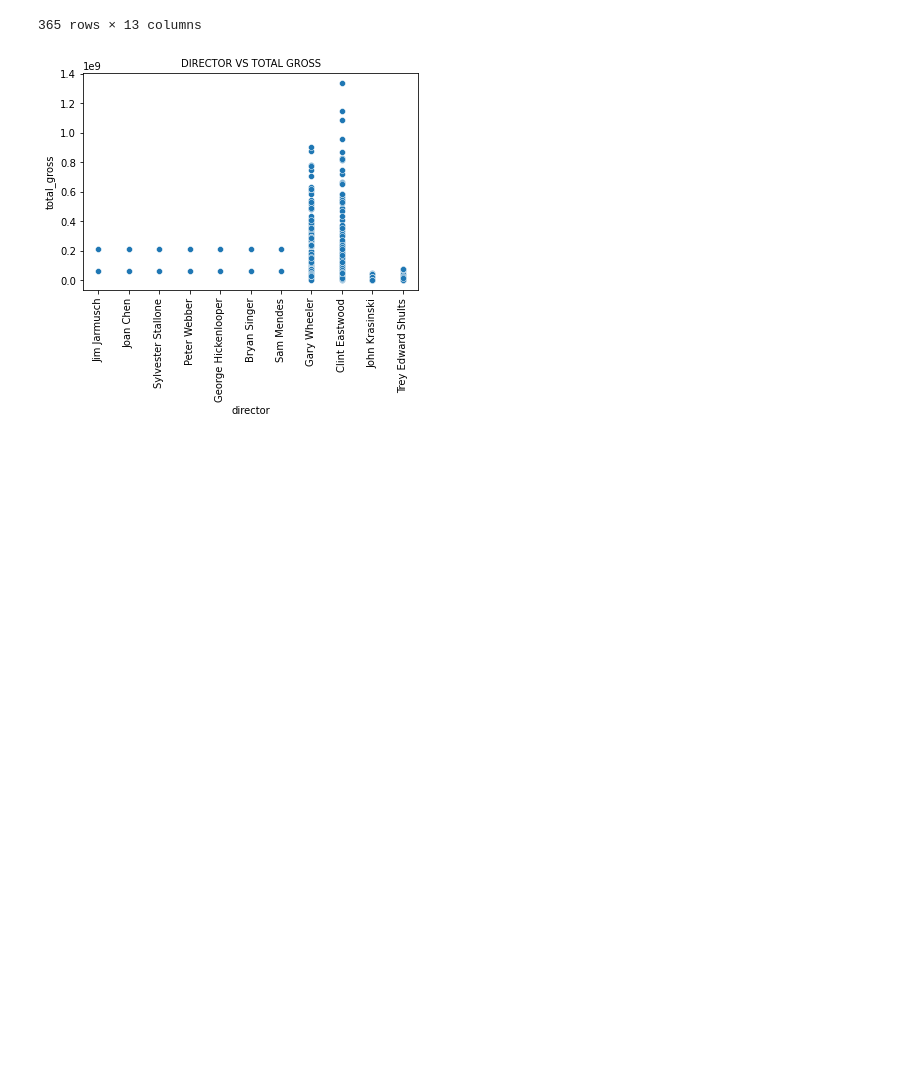
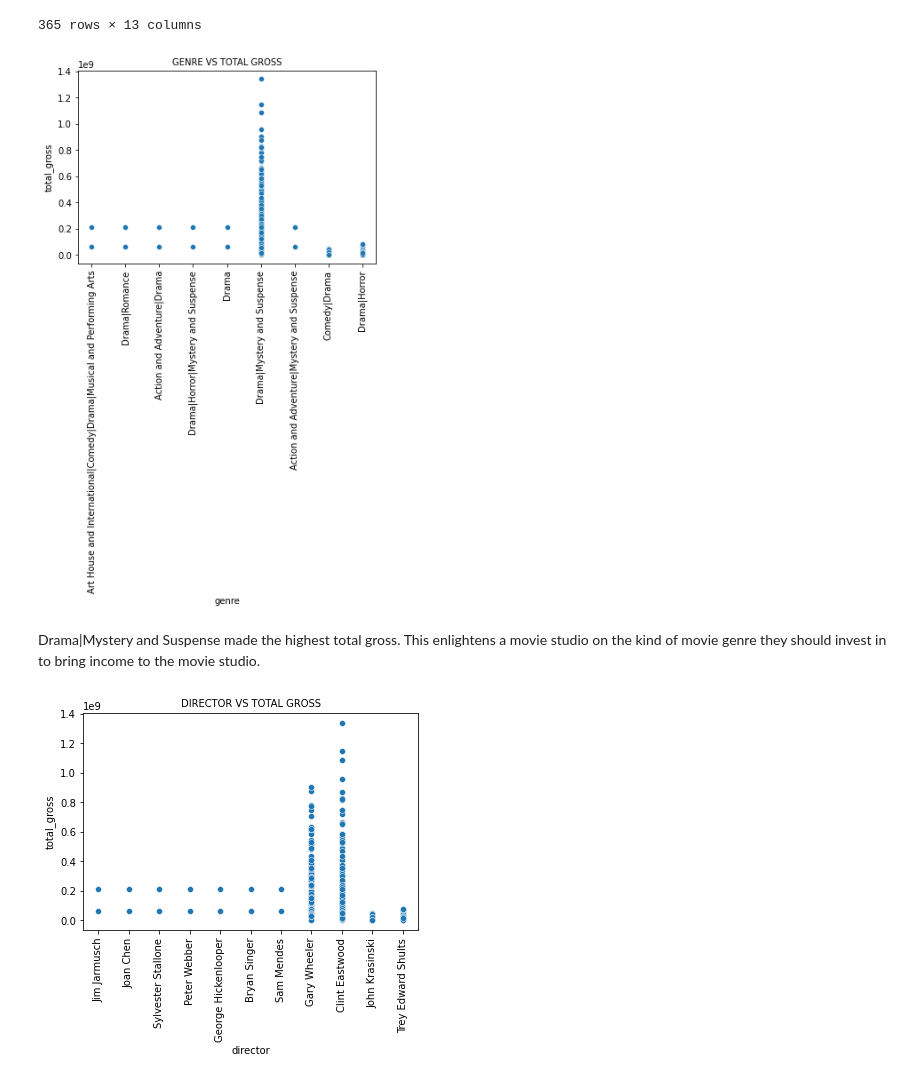
Before and after one commit to manamary/dsc-phase-1-project-v2-4, a Jupyter notebook: student.ipynb, the cells around one changed output. Drawn from its saved outputs; the diff is of its cells as text; code cells hidden in the pictures; blank space fills up the shorter version.

Commit message:
Add files via upload
Descriptive Statistics and Graphic Displays

```diff
--- a/student.ipynb
+++ b/student.ipynb
@@ -904,6 +885,19 @@ film1
 | 363 | 1399 | R | Drama|Horror | Trey Edward Shults | Trey Edward Shults | 13985117 | 91 minutes | A24 | Hereditary | 44100000 | ... |
 | 364 | 1399 | R | Drama|Horror | Trey Edward Shults | Trey Edward Shults | 13985117 | 91 minutes | A24 | The Children Act | 548000 | ... |
 365 rows × 13 columns
+# %%
+# which genre had the highest total gross?
+sns.scatterplot(x = 'genre', y = 'total_gross', data = film1)
+plt.title('GENRE VS TOTAL GROSS', fontsize = 10)
+plt.xlabel('genre', fontsize = 10)
+plt.ylabel('total_gross', fontsize = 10)
+plt.xticks(rotation=90);
+plt.show()
+# %% [output]
+[figure, added]
+# %% [markdown]
+Drama|Mystery and Suspense made the highest total gross.
+This enlightens a movie studio on the kind of movie genre they should invest in to bring income to the movie studio.
 # %%
 # which director produced the most grossing movies?
 sns.scatterplot(x = 'director', y = 'total_gross', data = film1)
```
Also changed, not shown: parts of 18 cells of this notebook.
